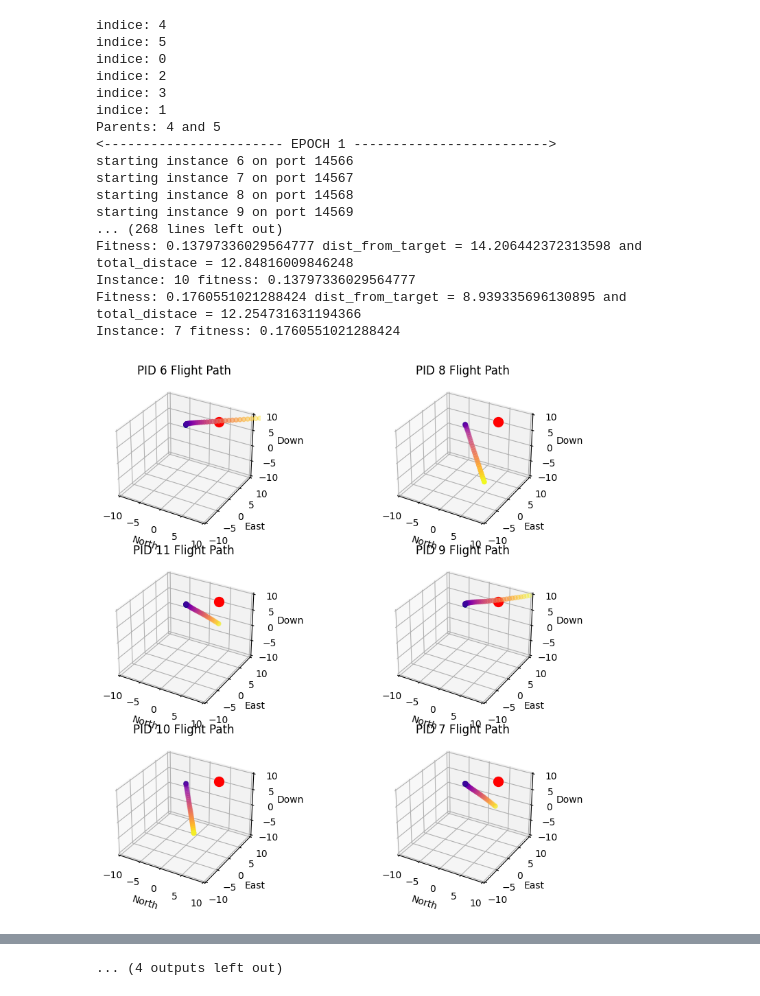
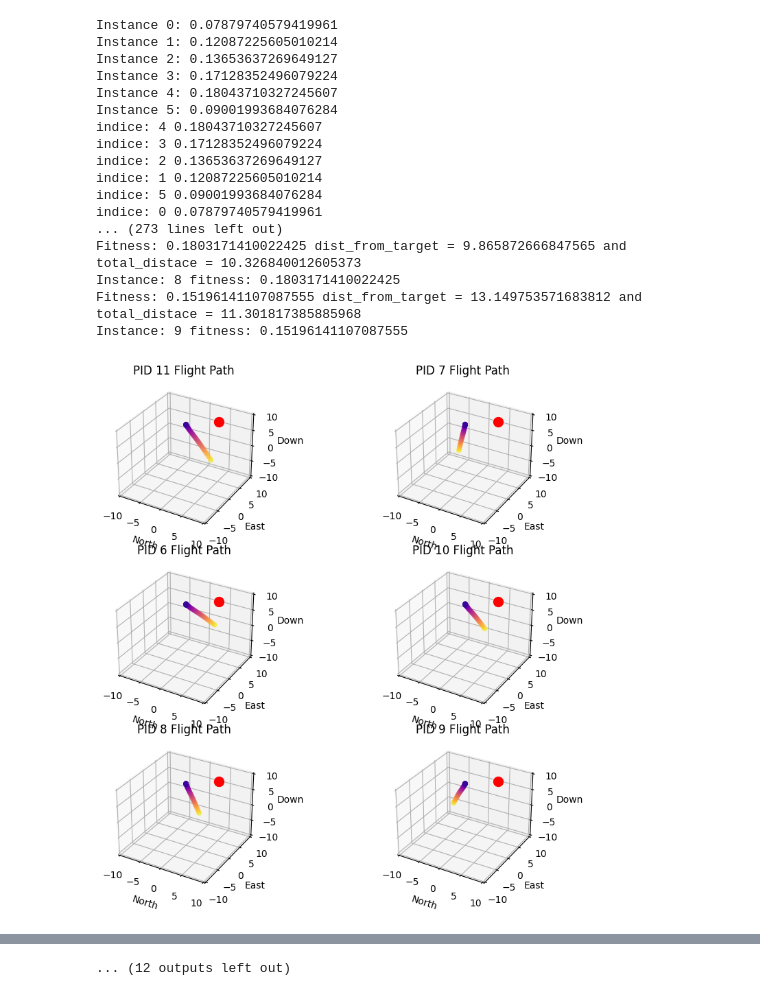
Before and after one commit to mynamecharlesrothbaum/drone_trajectory_optimization, a Jupyter notebook: client.ipynb, the cells around one changed output, grey strips where cells are left out. Cells and saved outputs as stored; diff of their text form; code cells hidden in the pictures.

Commit message:
output

```diff
--- a/client.ipynb
+++ b/client.ipynb
@@ -186,8 +186,8 @@ class DroneNet(nn.Module):
         self.output = nn.Linear(5, 3)  # Output layer from 5 nodes to 3 outputs (NED coordinates)
 
     def forward(self, x):
-        x = torch.relu(self.fc1(x))  # Activation function for first hidden layer
-        x = torch.relu(self.fc2(x))  # Activation function for second hidden layer
+        x = torch.relu(self.fc1(x))  # ReLu activation for first hidden layer
+        x = torch.relu(self.fc2(x))  # ReLu activation for second hidden layer
         x = self.output(x)  # Output layer, no activation (linear output)
         return x
 
@@ -244,13 +244,16 @@ def generate_new_population(population, fitness_scores, mutation_rate, mutation_
     population_size = len(population)
 
     # Select the best 2 dudes
+    # Select the best 2 dudes
+    for i in range(len(fitness_scores)):
+        print(f"Instance {i}: {fitness_scores[i]}")
+
+
     sorted_indices = sorted(range(len(fitness_scores)), key=lambda k: fitness_scores[k], reverse=True)
     for i in sorted_indices:
-        print(f"indice: {i}")
+        print(f"indice: {i} {fitness_scores[i]}")
 
     elite = [population[i] for i in sorted_indices[:2]]
-    print(f"Parents: {sorted_indices[0]} and {sorted_indices[1]}")
-
 
     # Crossover and mutation to fill the new population
     while len(new_population) < population_size - len(elite):
@@ -363,11 +366,12 @@ def main():
             else:
                 print("Thread has completed execution.")
 
-        fitness_scores = []
+        fitness_scores = [None] * population_size
         with results_lock:
             for pid, path in results.items():
+                index = pid % population_size
                 fitness = get_fitness(path, target)
-                fitness_scores.append(fitness)
+                fitness_scores[index] = fitness
                 print(f"Instance: {pid} fitness: {fitness}")
 
             plot_3d_paths(results)
@@ -401,18 +405,18 @@ Instance: 5 fitness: 0.16905907862321434
-indice: 4
-indice: 5
-indice: 0
-indice: 2
-indice: 3
-indice: 1
-Parents: 4 and 5
-<----------------------- EPOCH 1 ------------------------->
-starting instance 6 on port 14566
-starting instance 7 on port 14567
-starting instance 8 on port 14568
-starting instance 9 on port 14569
-... (268 lines left out)
-Fitness: 0.13797336029564777 dist_from_target = 14.206442372313598 and total_distace = 12.84816009846248
-Instance: 10 fitness: 0.13797336029564777
-Fitness: 0.1760551021288424 dist_from_target = 8.939335696130895 and total_distace = 12.254731631194366
-Instance: 7 fitness: 0.1760551021288424
+Instance 0: 0.07879740579419961
+Instance 1: 0.12087225605010214
+Instance 2: 0.13653637269649127
+Instance 3: 0.17128352496079224
+Instance 4: 0.18043710327245607
+Instance 5: 0.09001993684076284
+indice: 4 0.18043710327245607
+indice: 3 0.17128352496079224
+indice: 2 0.13653637269649127
+indice: 1 0.12087225605010214
+indice: 5 0.09001993684076284
+indice: 0 0.07879740579419961
+... (273 lines left out)
+Fitness: 0.1803171410022425 dist_from_target = 9.865872666847565 and total_distace = 10.326840012605373
+Instance: 8 fitness: 0.1803171410022425
+Fitness: 0.15196141107087555 dist_from_target = 13.149753571683812 and total_distace = 11.301817385885968
+Instance: 9 fitness: 0.15196141107087555
-[figure, old version]
+[figure, new version]
@@ -491 +495 @@ Instance: 34 fitness: 0.16898061091977984
-... (4 outputs left out)
+... (12 outputs left out)
```
Also changed, not shown: parts of 1 cell of this notebook.
